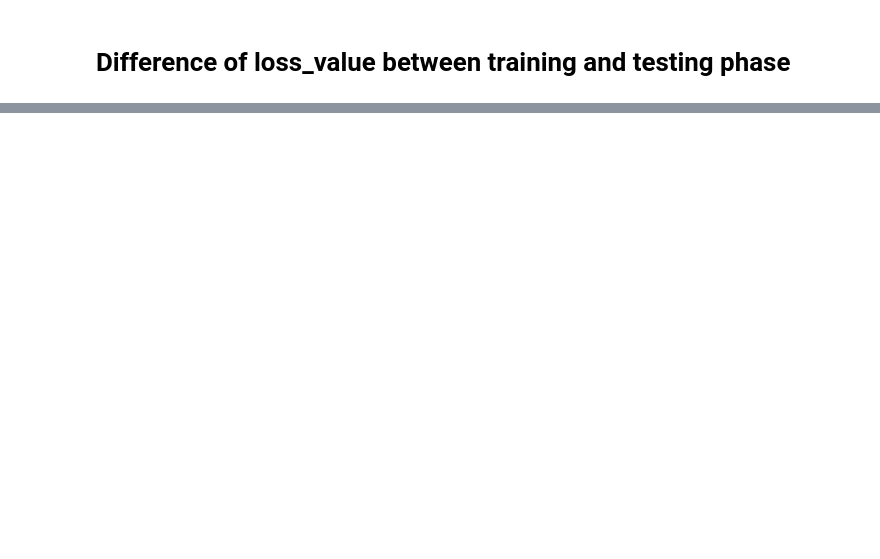
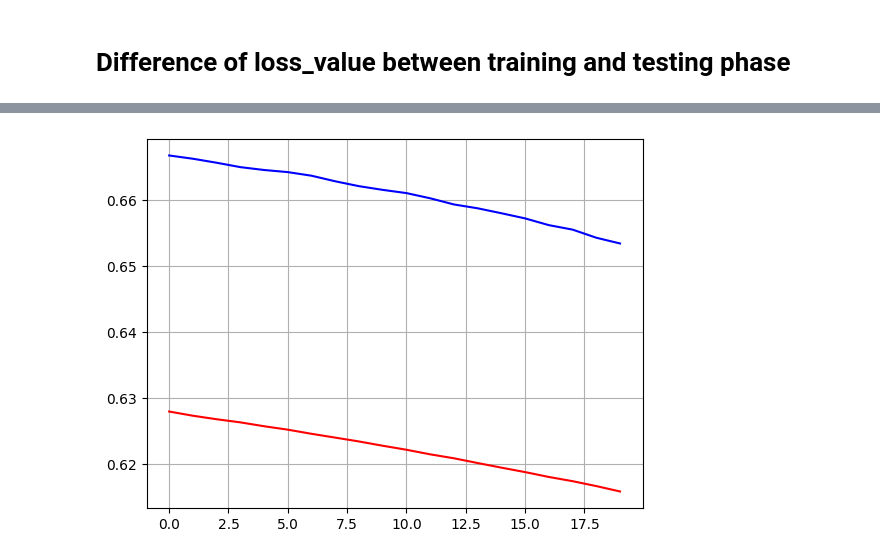
Before and after one commit to Neeharika0902/Deep_Learning_CourseWork, a Jupyter notebook: 1_TesnorFlow_Pytorch/Neeharika_Patel_HW1.ipynb, the cells around one changed output, grey strips where cells are left out. Saved outputs shown, nothing was run; the diff lists cells and outputs as text; code cells hidden in the pictures; blank space fills up the shorter version.

Commit message:
First Part of Tensorflow has been done

```diff
--- a/1_TesnorFlow_Pytorch/Neeharika_Patel_HW1.ipynb
+++ b/1_TesnorFlow_Pytorch/Neeharika_Patel_HW1.ipynb
@@ -227,0 +232,27 @@ plt.grid()
+# %%
+
+# Creating Object
+model = Sequential()
+
+# Model Architecture
+model.add(Dense(3,activation='sigmoid',input_dim = 8)) # First Hidden Layer
+model.add(Dense(3,activation='sigmoid')) # Second Hidden Layer
+model.add(Dense(1,activation='sigmoid')) # Output Layer
+
+# Model Compilation
+model.compile(loss='binary_crossentropy', optimizer='Adam', metrics=['accuracy'])
+
+# Model Training
+model_train = model.fit(x_trained_scaled,y_train,epochs=20, validation_split=0.3)
+
+# Model Prediction
+y_pred_data = model.predict(x_test_scaled)
+
+# accuracy calculation of model
+y_final_pred = np.where(y_pred_data>0.5, 1, 0)
+Accuracy = accuracy_score(y_test,y_final_pred)
+
+print('Accuracy of the ANN is : ',  Accuracy*100,'%')
+
+# History of model accuracy & loss
+model_train.history
@@ -227,0 +295,7 @@ plt.grid()
+# %%
+# Model accuracy Graph
+plt.plot(model_train.history['loss'],color='Red')
+plt.plot(model_train.history['val_loss'],color='blue')
+plt.grid()
+# %% [output]
+[figure, added]
```
Also changed, not shown: parts of 21 cells of this notebook.
